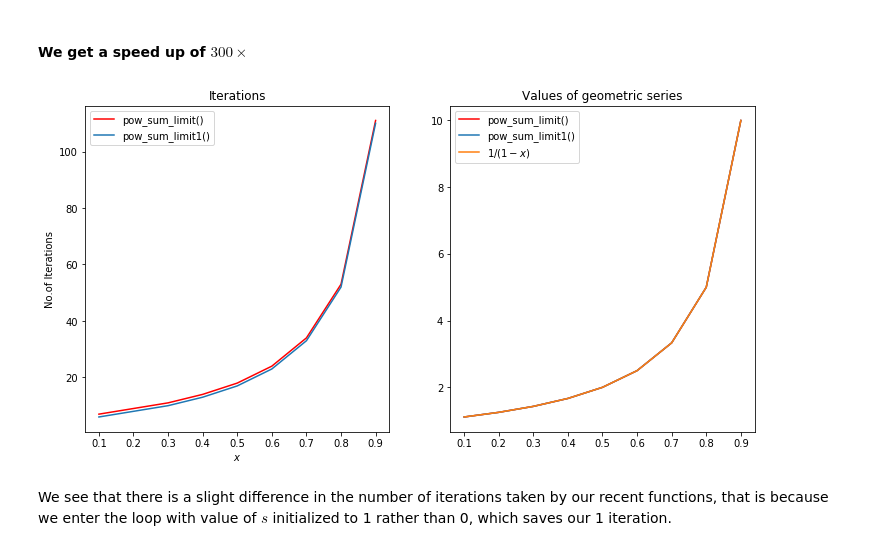
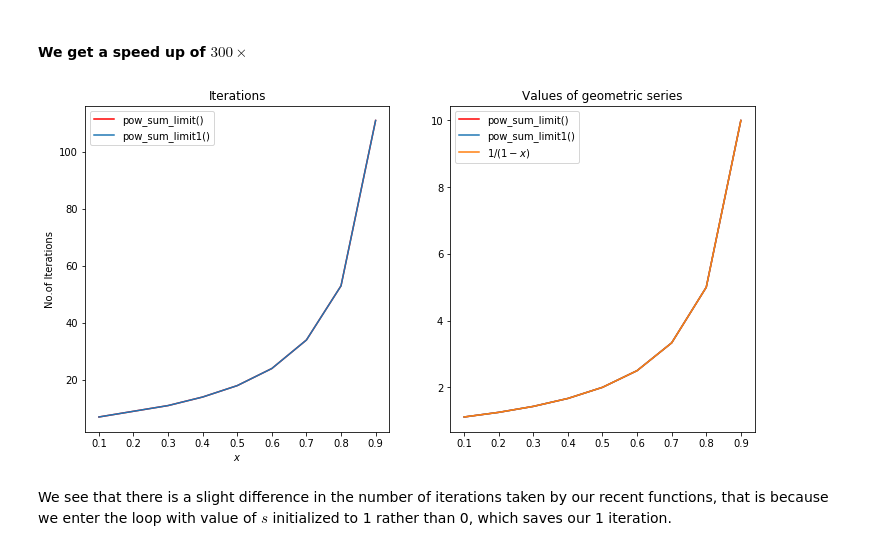
Before and after one commit to ShwetaBarge/PythonForDataScience, a Jupyter notebook: Taylor Series.ipynb, the cells around one changed output. Saved outputs shown, nothing was run; the diff lists cells and outputs as text; code cells hidden in the pictures.

```diff
--- a/Taylor Series.ipynb
+++ b/Taylor Series.ipynb
@@ -50,0 +121,18 @@ ax.plot(l)
+# %%
+axp = [0.2, 0.4, 0.6, 0.8]
+l = []
+exl = []
+for x in axp :
+    sl = []
+    esl = []
+    for i in range(0,20) :
+        sl.append(math.pow(x,i))
+    l.append(sl)
+
+fig, ax = plt.subplots(1, len(l), figsize = (20, 4))
+for i in range(0, len(l)) :
+   # print(";ldfv == " , l[i])
+    ax[i].plot(l[i]);
+    ax[i].set_title(axp[i]);
+    ax[i].set_ylabel(str(axp[i])+'$^i$');
+    ax[i].set_xlabel('i');
@@ -96,0 +189,10 @@ The functions returns a value of data type float, there are 53 bits of precision
+# %%
+def gp_prec_tol(x, tole) :
+    s = 0
+    count = 0
+    t = 1
+    while t > tole :
+        t = x**count
+        s = s + t
+        count += 1
+    return s, count
@@ -96,0 +201,14 @@ The functions returns a value of data type float, there are 53 bits of precision
+# %%
+iterations = []
+ans_tol = []
+ans = []
+for i in tolerance_list :
+    tup = gp_prec_tol(0.4, i)
+    iterations.append(tup[1])
+    ans_tol.append(tup[0])
+
+fig, ax = plt.subplots(1, 2, figsize = (10, 5))
+ax[0].plot( iterations);
+ax[1].plot( ans_tol);
+# ax[1].plot( );
+ax[1].axhline(y = gp(0.4), color = 'red');
@@ -193,17 +314,17 @@ pow_sum_limit(0.5)
 # %%
 def pow_sum_limit1(a):
     s = 1
     t = 1
-    count = 0
+    count = 1
     while t > 0.00001 :
         t = t*a
         s = s + t
         count += 1
     return s, count
 
 compare_functions(pow_sum_limit,pow_sum_limit1)
 # %% [output]
-[figure, old version]
+[figure, new version]
 # %% [markdown]
 We see that there is a slight difference in the number of iterations taken by our recent functions, that is because we enter the loop with value of $s$ initialized to 1 rather than 0, which saves our 1 iteration.
 # %% [markdown]
```
Also changed, not shown: parts of 40 cells of this notebook.
